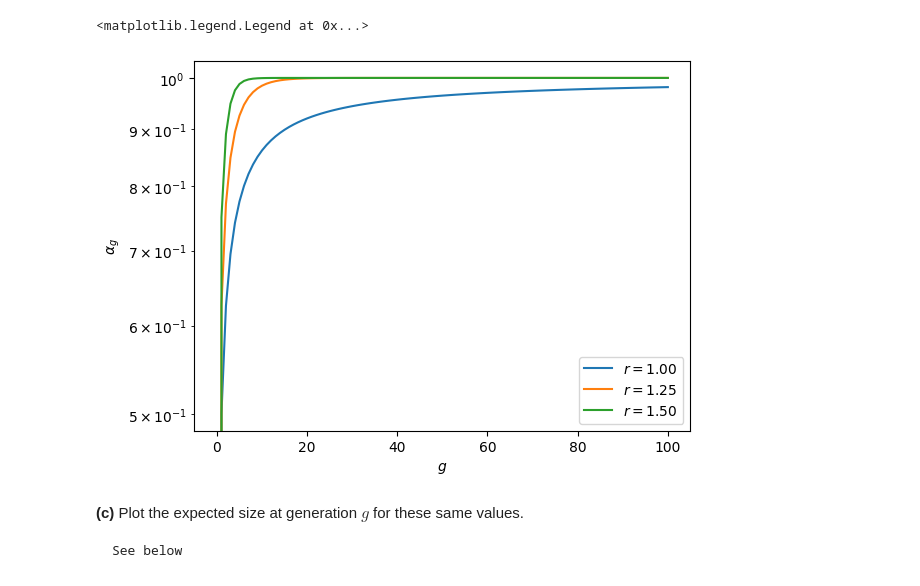
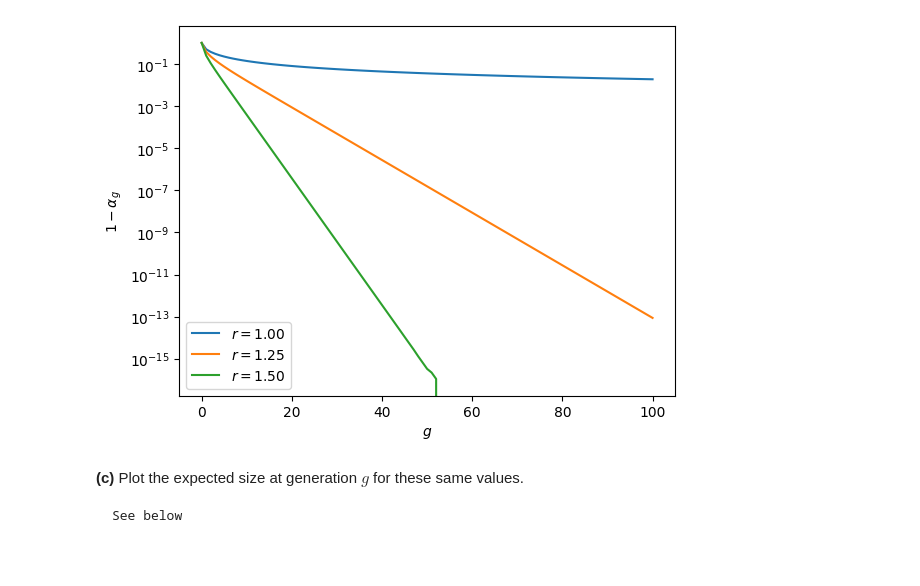
Before and after one commit to Joel-Miller-Lab/AMSI2026_PGF, a Jupyter notebook: docs/_sources/notebooks/Assignments/Asst1.ipynb, the cells around one changed output. Saved outputs shown, nothing was run; the diff lists cells and outputs as text; code cells hidden in the pictures.

```diff
--- a/docs/_sources/notebooks/Assignments/Asst1.ipynb
+++ b/docs/_sources/notebooks/Assignments/Asst1.ipynb
@@ -572,23 +572,22 @@ Here are the guidelines for use of AI on this problem set:
 # %%
 import matplotlib.pyplot as plt
 import numpy as np
 
 def mu(x,r):
     return (r+(2-r)*x**2)/2
 for r in [1, 5/4, 3/2]:
     alpha_g = [0]
     for g in range(1,101):
         alpha_g.append(mu(alpha_g[-1],r))
-    plt.plot(alpha_g, label=rf"$r={r:.2f}$")
+    plt.plot(1-np.array(alpha_g), label=rf"$r={r:.2f}$")
 plt.figure(1)
 plt.xlabel(r"$g$")
-plt.ylabel(r"$\alpha_g$")
+plt.ylabel(r"$1-\alpha_g$")
 plt.semilogy()
 plt.legend()
 plt.show()
 # %% [output]
-<matplotlib.legend.Legend at 0x...>
-[figure, old version]
+[figure, new version]
 # %% [markdown]
 
    **(c)** Plot the expected size at generation $g$ for these same values.
```
Also changed, not shown: parts of 1 cell of this notebook, 13 other files.
